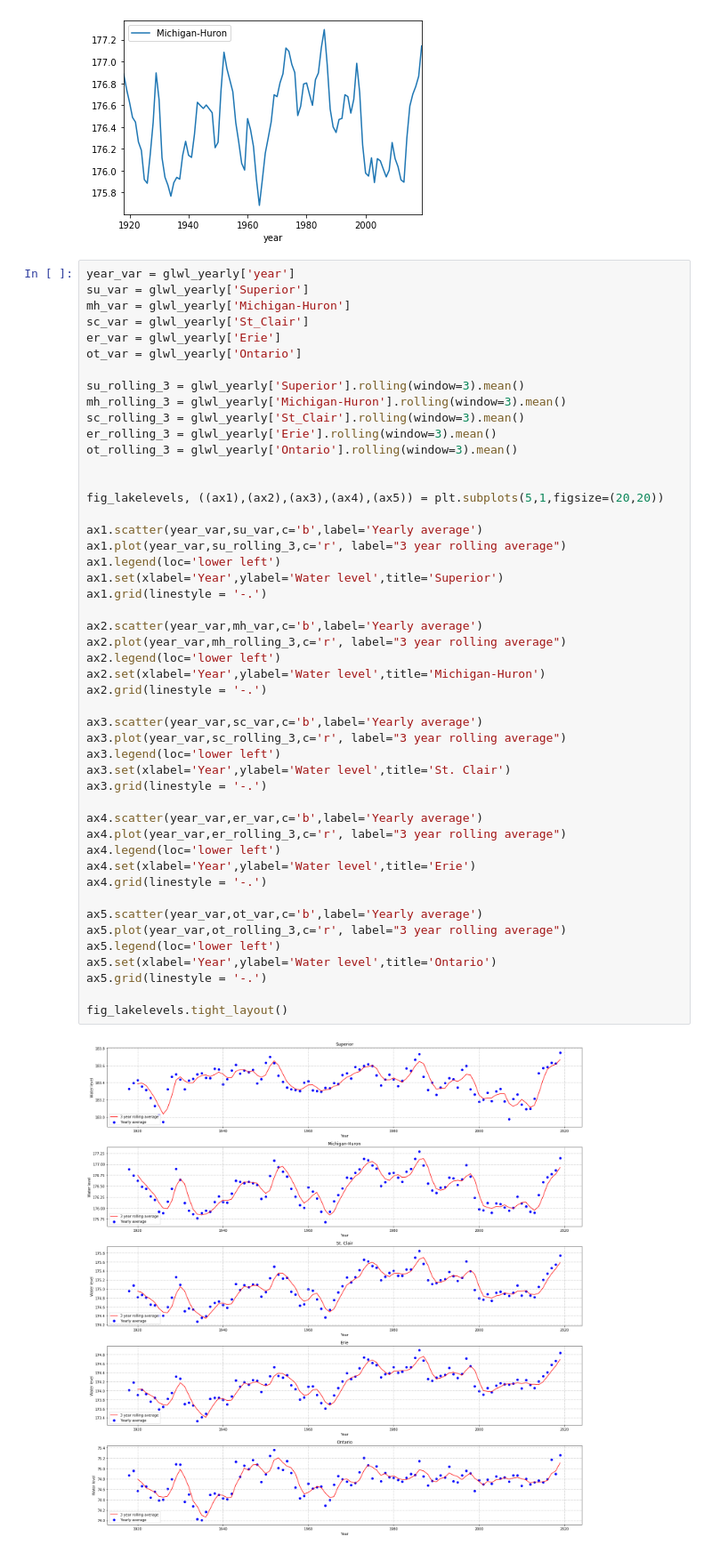
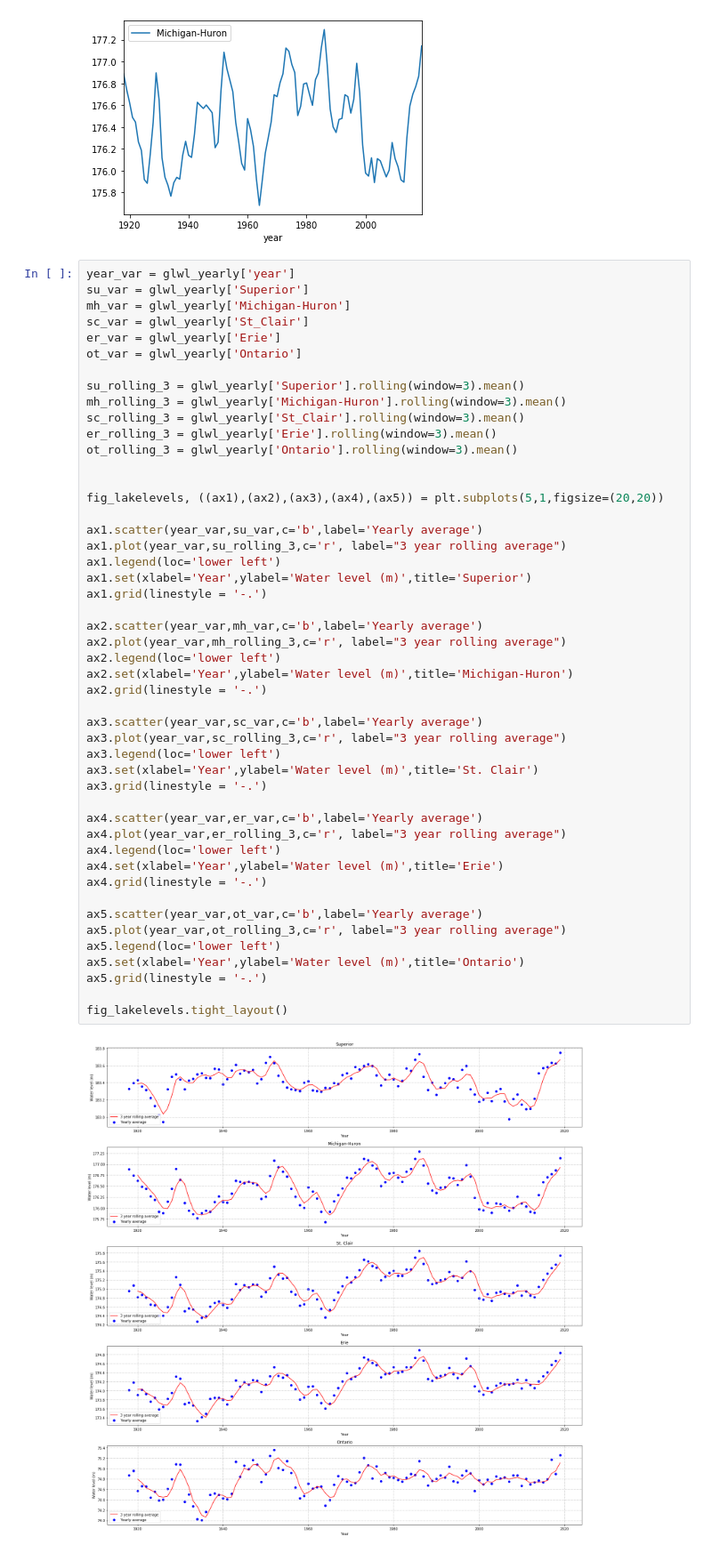
Before and after one commit to davidtracy6984/Climate-Change, a Jupyter notebook: GREATlakes.ipynb, the cells around one changed output. Shown at 89% size. Drawn from its saved outputs; the diff is of its cells as text.

Commit message:
completed the water level base graphics

```diff
--- a/GREATlakes.ipynb
+++ b/GREATlakes.ipynb
@@ -73,36 +74,36 @@ ot_rolling_3 = glwl_yearly['Ontario'].rolling(window=3).mean()
 
 fig_lakelevels, ((ax1),(ax2),(ax3),(ax4),(ax5)) = plt.subplots(5,1,figsize=(20,20))
 
 ax1.scatter(year_var,su_var,c='b',label='Yearly average')
 ax1.plot(year_var,su_rolling_3,c='r', label="3 year rolling average")
 ax1.legend(loc='lower left')
-ax1.set(xlabel='Year',ylabel='Water level',title='Superior')
+ax1.set(xlabel='Year',ylabel='Water level (m)',title='Superior')
 ax1.grid(linestyle = '-.')
 
 ax2.scatter(year_var,mh_var,c='b',label='Yearly average')
 ax2.plot(year_var,mh_rolling_3,c='r', label="3 year rolling average")
 ax2.legend(loc='lower left')
-ax2.set(xlabel='Year',ylabel='Water level',title='Michigan-Huron')
+ax2.set(xlabel='Year',ylabel='Water level (m)',title='Michigan-Huron')
 ax2.grid(linestyle = '-.')
 
 ax3.scatter(year_var,sc_var,c='b',label='Yearly average')
 ax3.plot(year_var,sc_rolling_3,c='r', label="3 year rolling average")
 ax3.legend(loc='lower left')
-ax3.set(xlabel='Year',ylabel='Water level',title='St. Clair')
+ax3.set(xlabel='Year',ylabel='Water level (m)',title='St. Clair')
 ax3.grid(linestyle = '-.')
 
 ax4.scatter(year_var,er_var,c='b',label='Yearly average')
 ax4.plot(year_var,er_rolling_3,c='r', label="3 year rolling average")
 ax4.legend(loc='lower left')
-ax4.set(xlabel='Year',ylabel='Water level',title='Erie')
+ax4.set(xlabel='Year',ylabel='Water level (m)',title='Erie')
 ax4.grid(linestyle = '-.')
 
 ax5.scatter(year_var,ot_var,c='b',label='Yearly average')
 ax5.plot(year_var,ot_rolling_3,c='r', label="3 year rolling average")
 ax5.legend(loc='lower left')
-ax5.set(xlabel='Year',ylabel='Water level',title='Ontario')
+ax5.set(xlabel='Year',ylabel='Water level (m)',title='Ontario')
 ax5.grid(linestyle = '-.')
 
 fig_lakelevels.tight_layout()
 # %% [output]
-[figure, old version]
+[figure, new version]
```
Also changed, not shown: parts of 2 cells of this notebook, 1 other file.
